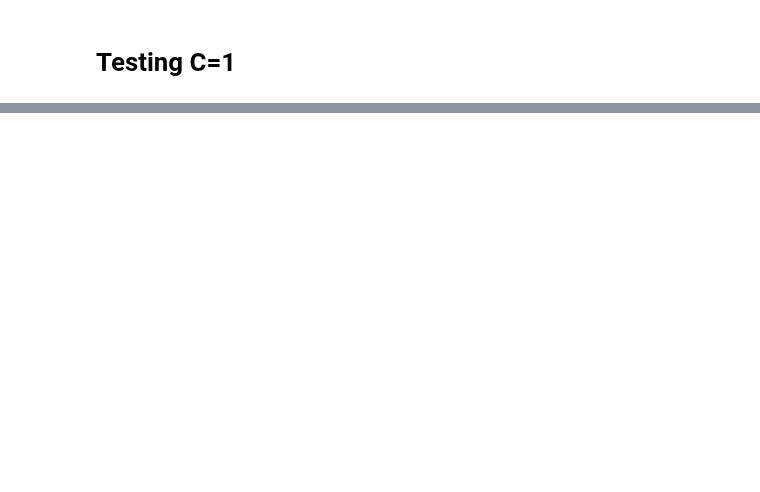
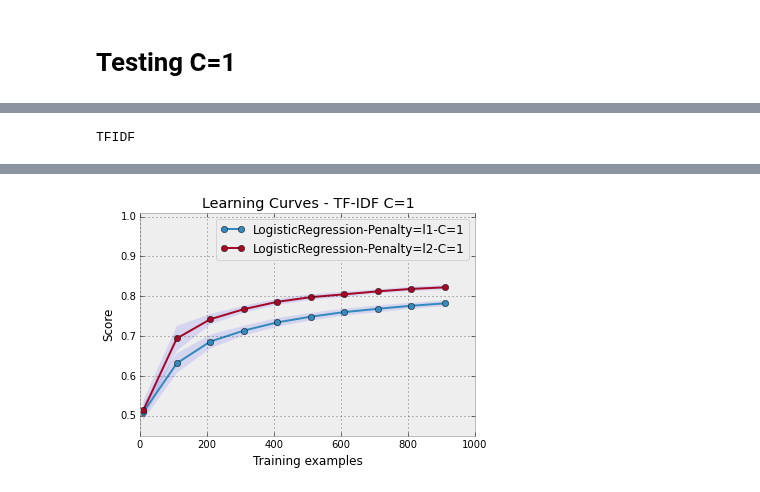
Before and after one commit to mramire8/notebooks, a Jupyter notebook: temp_test.ipynb, the cells around one changed output, grey strips where cells are left out. Saved outputs shown, nothing was run; the diff lists cells and outputs as text; code cells hidden in the pictures; blank space fills up the shorter version.

```diff
--- a/temp_test.ipynb
+++ b/temp_test.ipynb
@@ -312,7 +317,9 @@ cv = cross_validation.ShuffleSplit(data.train.bow.shape[0], n_iter=10,
 
 avg4, std4 = plot_learning_curve(clf, title, data.train.bow, data.train.target, (0.45, 1.01), cv=cv, n_jobs=4, train_sizes=range(10, 1001, 100))
 
-abels.append("{}-Penalty={}-C={}".format(clf.__class__.__name__, clf.penalty, clf.C))
+labels.append("{}-Penalty={}-C={}".format(clf.__class__.__name__, clf.penalty, clf.C))
 plot_cross_validation('Learning Curves - TF-IDF C=1',[avg1, avg2], [std1, std2], (0.45, 1.01),
                       train_sizes=range(10, 1001, 100),
                       labels=labels )
+# %% [output]
+TFIDF
@@ -319,3 +327,4 @@ plot_cross_validation('Learning Curves - TF-IDF C=1',[avg1, avg2], [std1, std2],
+[figure, added]
 # %%
 plot_cross_validation("LR-L1-C=1",[avg1, avg3], [std1, std3], (0.45, 1.01),
                       train_sizes=range(10, 1001, 100),
```
Also changed, not shown: parts of 5 cells of this notebook, 2 other files.
